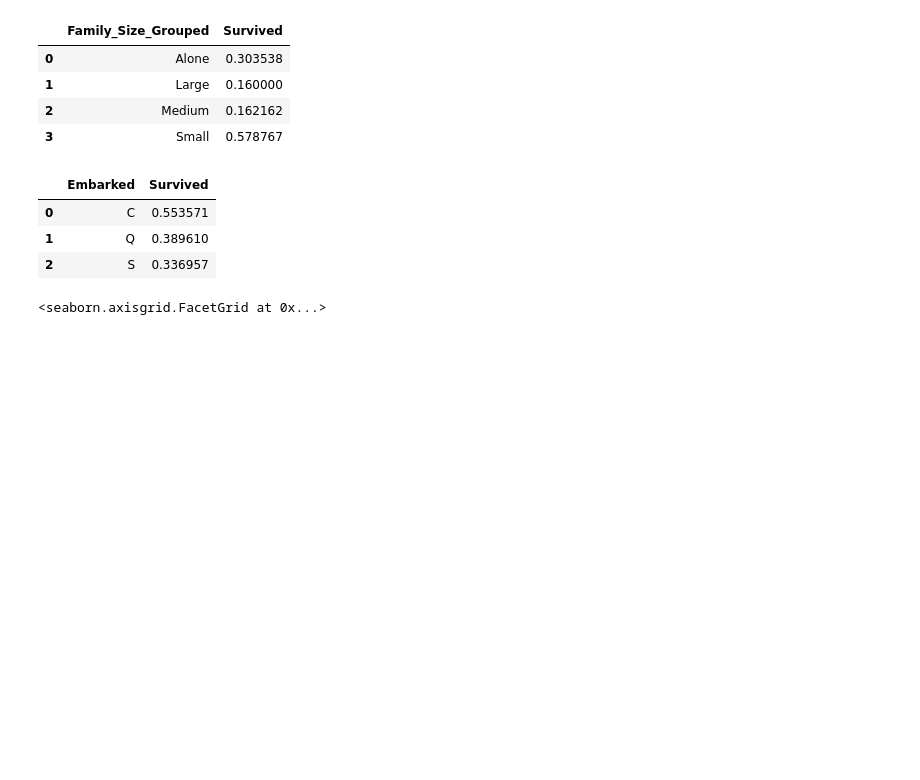
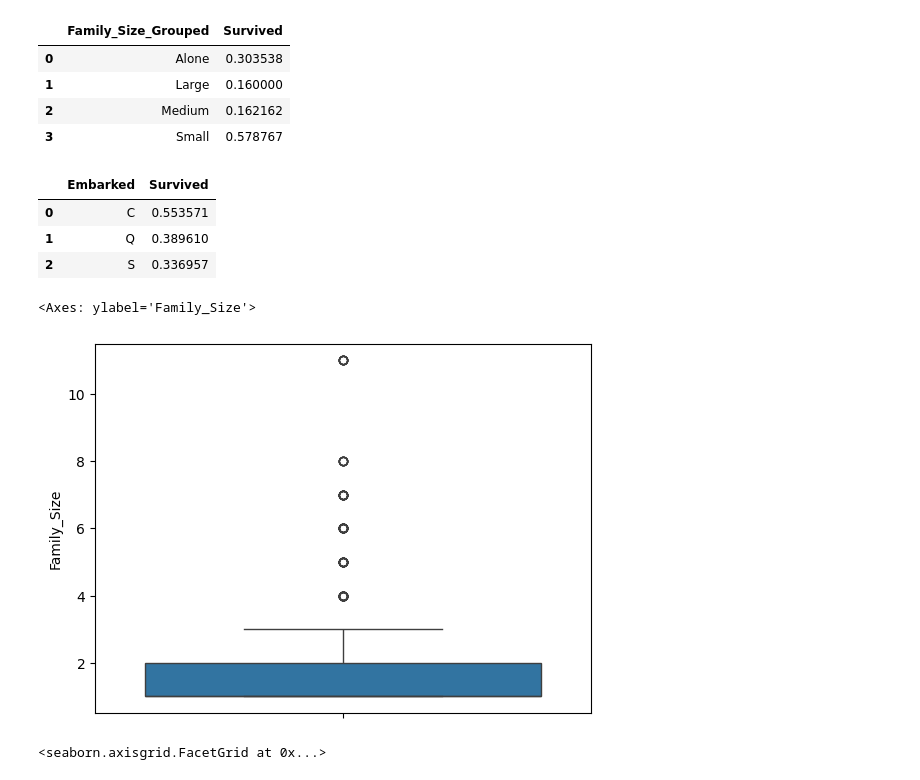
Before and after one commit to vicKituku/titanic-data-project, a Jupyter notebook: titanic.ipynb, the cells around one changed output. Drawn from its saved outputs; the diff is of its cells as text; code cells hidden in the pictures; blank space fills up the shorter version.

```diff
--- a/titanic.ipynb
+++ b/titanic.ipynb
@@ -174,4 +152,9 @@ train_df.groupby(['Embarked'], as_index= False)['Survived'].mean()
 | 0 | C | 0.553571 |
 | 1 | Q | 0.389610 |
 | 2 | S | 0.336957 |
+# %%
+sns.boxplot(train_df['Family_Size'])
+# %% [output]
+<Axes: ylabel='Family_Size'>
+[figure, added]
 # %%
```
Also changed, not shown: parts of 15 cells of this notebook.
